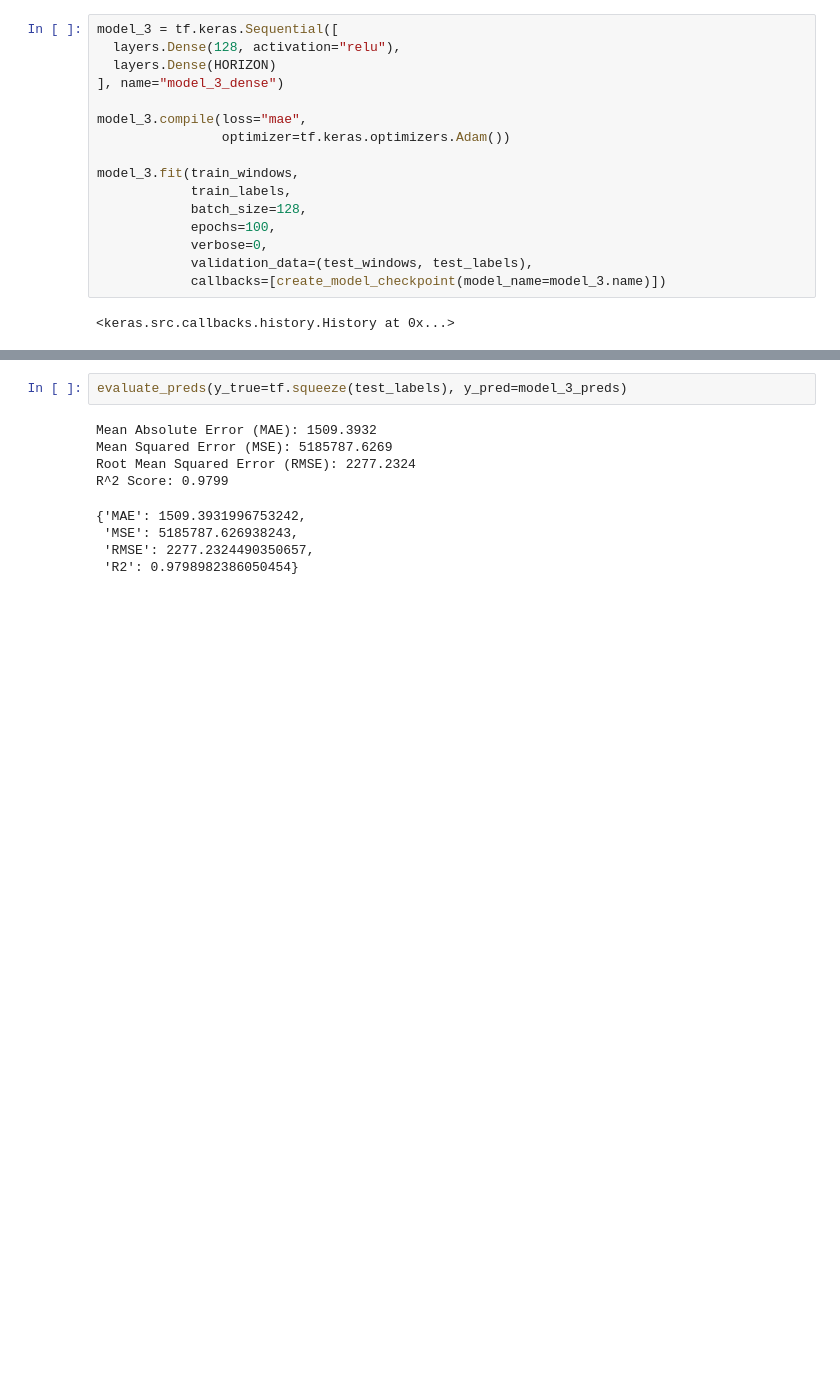
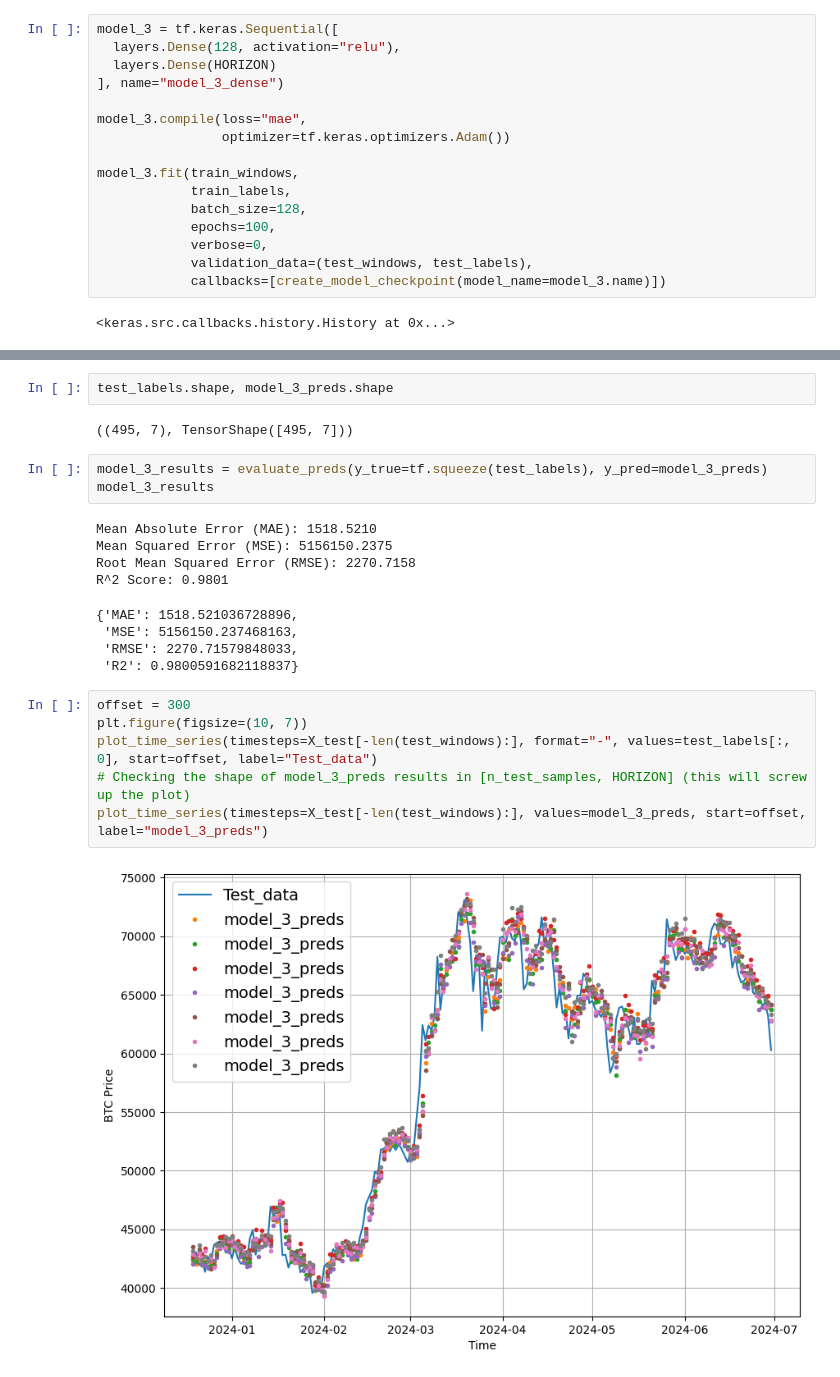
Before and after one commit to lucascarmu/BTC-Price-Predict, a Jupyter notebook: notebooks/BTC_Predict_notebook.ipynb, the cells around one changed output, grey strips where cells are left out. Cells and saved outputs as stored; diff of their text form; blank space fills up the shorter version.

```diff
--- a/notebooks/BTC_Predict_notebook.ipynb
+++ b/notebooks/BTC_Predict_notebook.ipynb
@@ -605,11 +608,24 @@ model_3_preds = make_preds(model_3,
+# %%
+test_labels.shape, model_3_preds.shape
+# %% [output]
+((495, 7), TensorShape([495, 7]))
 # %%
-evaluate_preds(y_true=tf.squeeze(test_labels), y_pred=model_3_preds)
+model_3_results = evaluate_preds(y_true=tf.squeeze(test_labels), y_pred=model_3_preds)
+model_3_results
 # %% [output]
-Mean Absolute Error (MAE): 1509.3932
-Mean Squared Error (MSE): 5185787.6269
-Root Mean Squared Error (RMSE): 2277.2324
-R^2 Score: 0.9799
+Mean Absolute Error (MAE): 1518.5210
+Mean Squared Error (MSE): 5156150.2375
+Root Mean Squared Error (RMSE): 2270.7158
+R^2 Score: 0.9801
-{'MAE': 1509.3931996753242,
- 'MSE': 5185787.626938243,
- 'RMSE': 2277.2324490350657,
- 'R2': 0.9798982386050454}
+{'MAE': 1518.521036728896,
+ 'MSE': 5156150.237468163,
+ 'RMSE': 2270.71579848033,
+ 'R2': 0.9800591682118837}
+# %%
+offset = 300
+plt.figure(figsize=(10, 7))
+plot_time_series(timesteps=X_test[-len(test_windows):], format="-", values=test_labels[:, 0], start=offset, label="Test_data")
+# Checking the shape of model_3_preds results in [n_test_samples, HORIZON] (this will screw up the plot)
+plot_time_series(timesteps=X_test[-len(test_windows):], values=model_3_preds, start=offset, label="model_3_preds")
+# %% [output]
+[figure, added]
```
Also changed, not shown: parts of 63 cells of this notebook, 7 other files.
